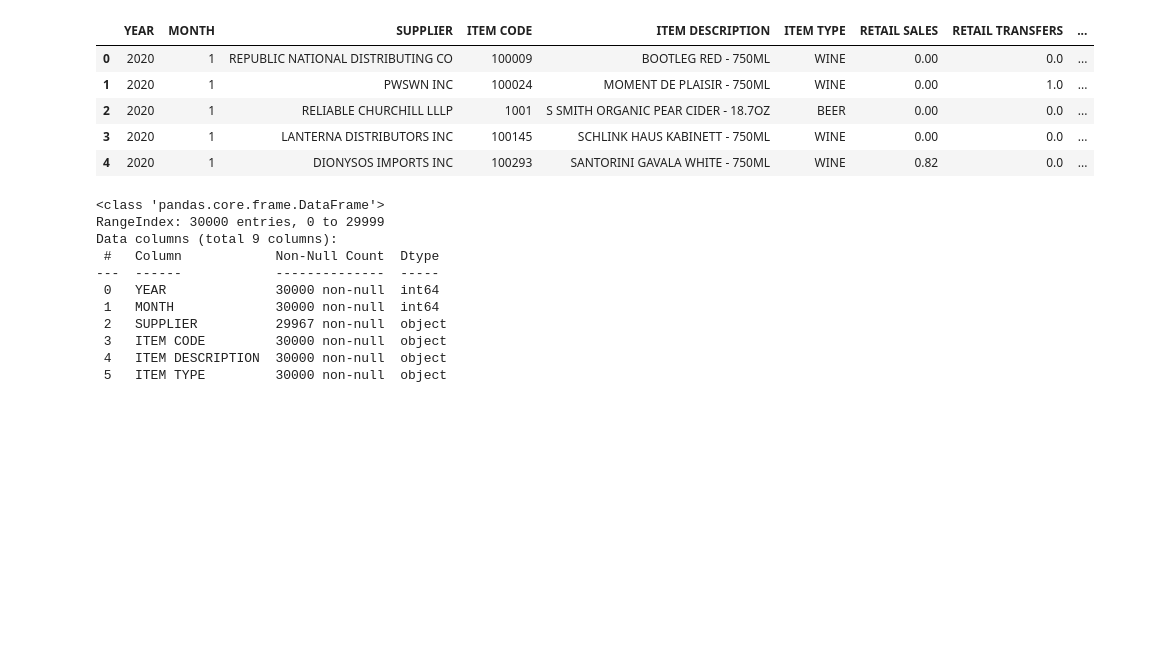
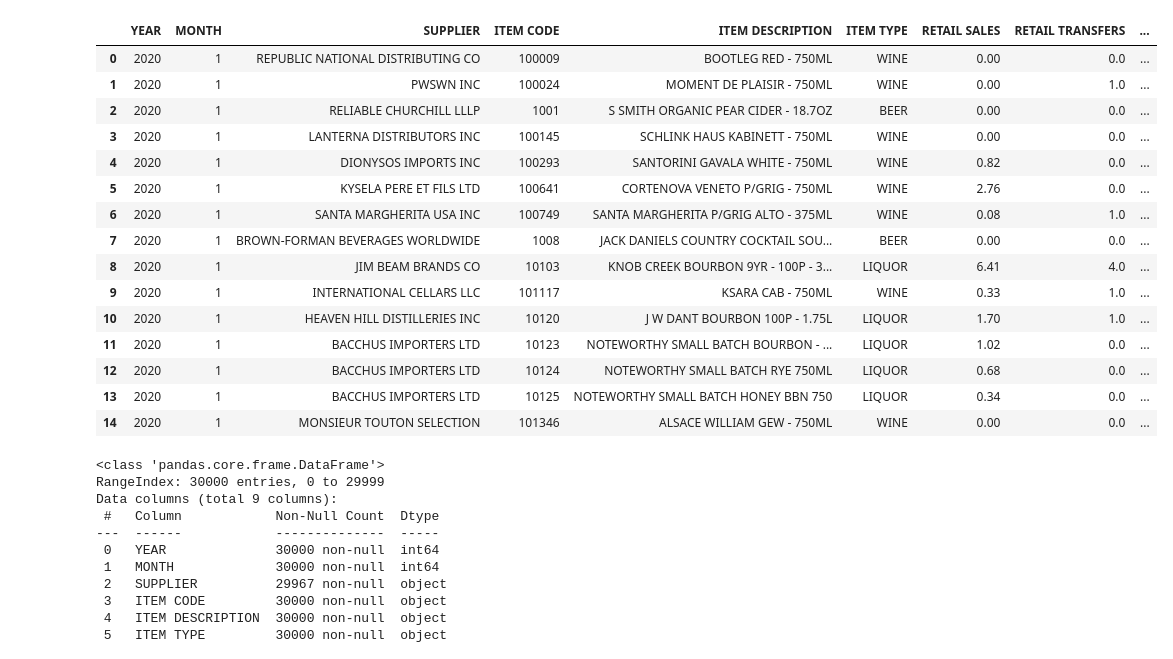
Before and after one commit to Dawinmi/first-practice-data-cleaning-visualization, a Jupyter notebook: my_notebook.ipynb, the cells around one changed output. Drawn from its saved outputs; the diff is of its cells as text; code cells hidden in the pictures; blank space fills up the shorter version.

```diff
--- a/my_notebook.ipynb
+++ b/my_notebook.ipynb
@@ -6,14 +11,24 @@ import seaborn as sns
 # %%
 dataset = pd.read_csv("E:\CODE\py-first-practice-data-analytics-01\dataset\Retail_sale.csv")
 # %%
-dataset.head()
+dataset.head(15)
 # %% [output]
 |  | YEAR | MONTH | SUPPLIER | ITEM CODE | ITEM DESCRIPTION | ITEM TYPE | RETAIL SALES | RETAIL TRANSFERS | ... |
 | 0 | 2020 | 1 | REPUBLIC NATIONAL DISTRIBUTING CO | 100009 | BOOTLEG RED - 750ML | WINE | 0.00 | 0.0 | ... |
 | 1 | 2020 | 1 | PWSWN INC | 100024 | MOMENT DE PLAISIR - 750ML | WINE | 0.00 | 1.0 | ... |
 | 2 | 2020 | 1 | RELIABLE CHURCHILL LLLP | 1001 | S SMITH ORGANIC PEAR CIDER - 18.7OZ | BEER | 0.00 | 0.0 | ... |
 | 3 | 2020 | 1 | LANTERNA DISTRIBUTORS INC | 100145 | SCHLINK HAUS KABINETT - 750ML | WINE | 0.00 | 0.0 | ... |
 | 4 | 2020 | 1 | DIONYSOS IMPORTS INC | 100293 | SANTORINI GAVALA WHITE - 750ML | WINE | 0.82 | 0.0 | ... |
+| 5 | 2020 | 1 | KYSELA PERE ET FILS LTD | 100641 | CORTENOVA VENETO P/GRIG - 750ML | WINE | 2.76 | 0.0 | ... |
+| 6 | 2020 | 1 | SANTA MARGHERITA USA INC | 100749 | SANTA MARGHERITA P/GRIG ALTO - 375ML | WINE | 0.08 | 1.0 | ... |
+| 7 | 2020 | 1 | BROWN-FORMAN BEVERAGES WORLDWIDE | 1008 | JACK DANIELS COUNTRY COCKTAIL SOU... | BEER | 0.00 | 0.0 | ... |
+| 8 | 2020 | 1 | JIM BEAM BRANDS CO | 10103 | KNOB CREEK BOURBON 9YR - 100P - 3... | LIQUOR | 6.41 | 4.0 | ... |
+| 9 | 2020 | 1 | INTERNATIONAL CELLARS LLC | 101117 | KSARA CAB - 750ML | WINE | 0.33 | 1.0 | ... |
+| 10 | 2020 | 1 | HEAVEN HILL DISTILLERIES INC | 10120 | J W DANT BOURBON 100P - 1.75L | LIQUOR | 1.70 | 1.0 | ... |
+| 11 | 2020 | 1 | BACCHUS IMPORTERS LTD | 10123 | NOTEWORTHY SMALL BATCH BOURBON - ... | LIQUOR | 1.02 | 0.0 | ... |
+| 12 | 2020 | 1 | BACCHUS IMPORTERS LTD | 10124 | NOTEWORTHY SMALL BATCH RYE 750ML | LIQUOR | 0.68 | 0.0 | ... |
+| 13 | 2020 | 1 | BACCHUS IMPORTERS LTD | 10125 | NOTEWORTHY SMALL BATCH HONEY BBN 750 | LIQUOR | 0.34 | 0.0 | ... |
+| 14 | 2020 | 1 | MONSIEUR TOUTON SELECTION | 101346 | ALSACE WILLIAM GEW - 750ML | WINE | 0.00 | 0.0 | ... |
 # %%
 dataset.info()
 # %% [output]
```
Also changed, not shown: parts of 2 cells of this notebook.
